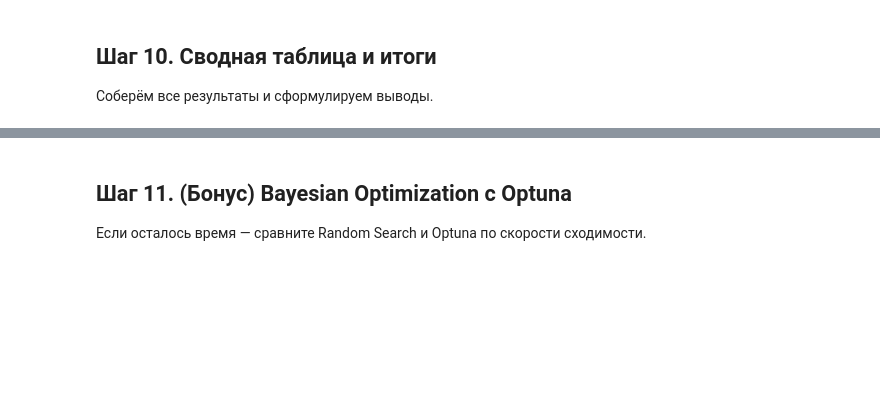
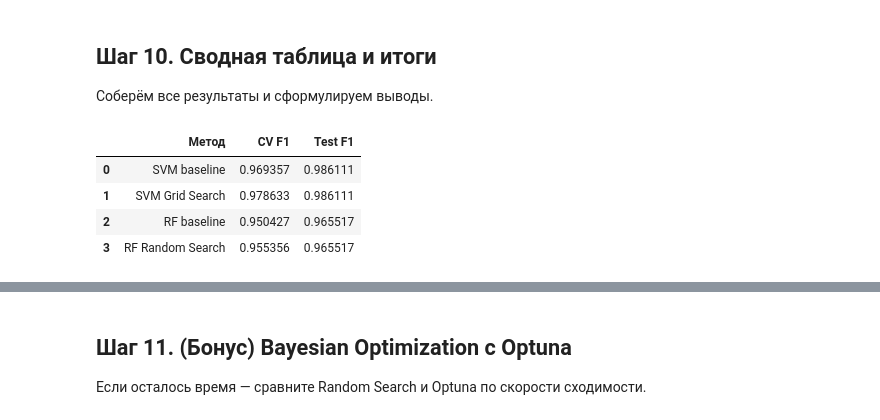
Before and after one commit to N10b1um/FAMCS-ml-course, a Jupyter notebook: hw13_hp_interp/hp_interp_practice_student.ipynb, the cells around one changed output, grey strips where cells are left out. Saved outputs shown, nothing was run; the diff lists cells and outputs as text; code cells hidden in the pictures; blank space fills up the shorter version.

```diff
--- a/hw13_hp_interp/hp_interp_practice_student.ipynb
+++ b/hw13_hp_interp/hp_interp_practice_student.ipynb
@@ -552,20 +594,42 @@ shap.summary_plot(shap_values[:,:,1], X_test_ext)
 # %%
 # ╔══════════════════════════════════════════════════════════════╗
 # ║  ЗАДАНИЕ 10: Заполните сводную таблицу                       ║
 # ║                                                              ║
 # ║  | Метод          | CV F1  | Test F1 | Выводы              | ║
 # ║  |----------------|--------|---------|---------------------| ║
 # ║  | SVM baseline   |        |         |                     | ║
 # ║  | SVM Grid Search|        |         |                     | ║
 # ║  | RF baseline    |        |         |                     | ║
 # ║  | RF Rand Search |        |         |                     | ║
 # ║                                                              ║
 # ║  Ответьте письменно (текстовая ячейка):                      ║
 # ║  1. Насколько тюнинг улучшил модели?                         ║
 # ║  2. Совпадают ли топ-признаки по PI и SHAP?                  ║
 # ║     Если нет — почему?                                       ║
 # ║  3. Что было бы, если бы мы не использовали Pipeline?        ║
 # ║  4. Как бы вы использовали PI и SHAP в реальном проекте?     ║
 # ╚══════════════════════════════════════════════════════════════╝
 
-# YOUR CODE HERE
+summary_table = pd.DataFrame({
+    "Метод": ["SVM baseline", "SVM Grid Search", "RF baseline", "RF Random Search"],
+    "CV F1": [
+        baseline_results["SVM"][0],
+        svm_grid_search.best_score_,
+        baseline_results["RandomForest"][0],
+        rf_random_search.best_score_
+    ],
+    "Test F1": [
+        f1_score(y_test, base_models["SVM"].predict(X_test)),
+        f1_score(y_test, svm_grid_search.predict(X_test)),
+        f1_score(y_test, base_models["RandomForest"].predict(X_test)),
+        f1_score(y_test, rf_random_search.predict(X_test)),
+    ]
+})
+
+display(summary_table)
+# %% [output]
+|  | Метод | CV F1 | Test F1 |
+| 0 | SVM baseline | 0.969357 | 0.986111 |
+| 1 | SVM Grid Search | 0.978633 | 0.986111 |
+| 2 | RF baseline | 0.950427 | 0.965517 |
+| 3 | RF Random Search | 0.955356 | 0.965517 |
```
Also changed, not shown: parts of 10 cells of this notebook.
